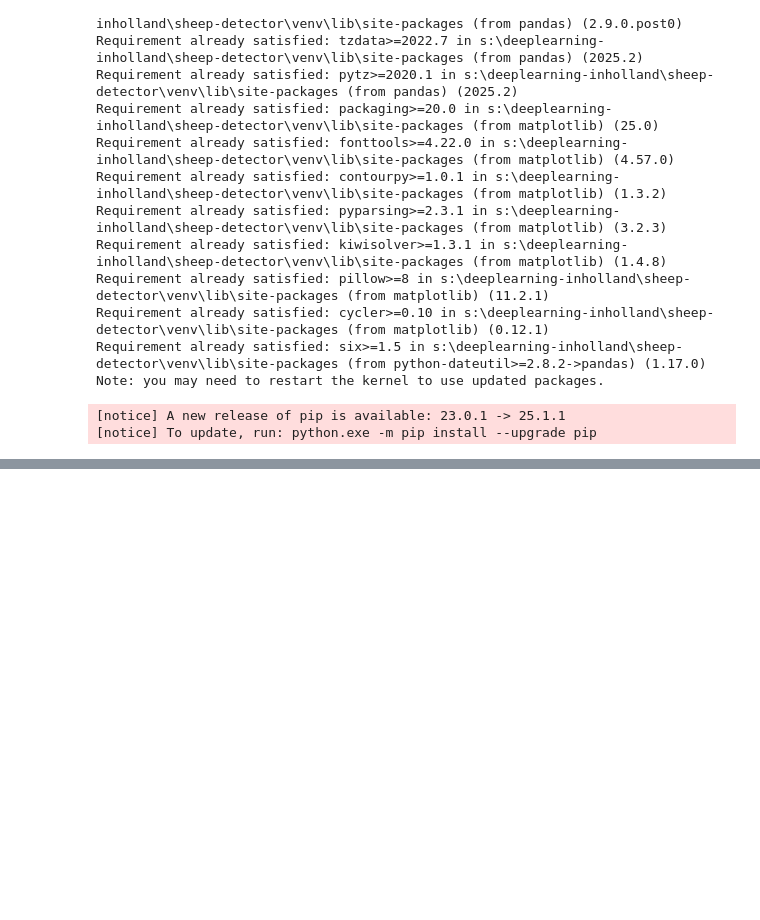
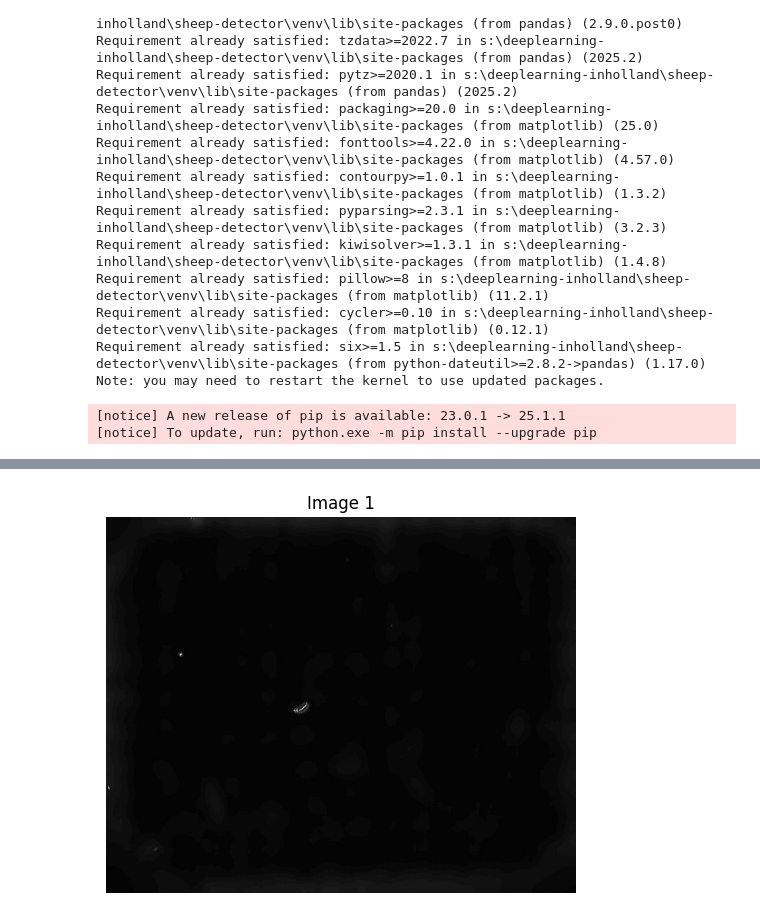
Before and after one commit to DavidOut03/Sheep-Detector, a Jupyter notebook: notebooks/2. augment-image.ipynb, the cells around one changed output, grey strips where cells are left out. Saved outputs shown, nothing was run; the diff lists cells and outputs as text; code cells hidden in the pictures; blank space fills up the shorter version.

```diff
--- a/notebooks/2. augment-image.ipynb
+++ b/notebooks/2. augment-image.ipynb
@@ -41,79 +181,15 @@ ANNOTATIONS_FILE = f"{DATASET_FOLDER}/annotations.xlsx"
 # %%
-def load_image(path: str) -> np.ndarray:
-    """Load an image (in color) from a file path."""
-    img = cv2.imread(path, cv2.IMREAD_UNCHANGED)
-    if img is None:
-        raise FileNotFoundError(f"Image not found: {path}")
-    return img
-
-def load_annotations(file_path: str) -> pd.DataFrame:
-    """Load bounding box annotations from an Excel file into a DataFrame."""
-    df = pd.read_excel(file_path)
-    # Expect columns: image_name, bbox_x, bbox_y, bbox_width, bbox_height
-    required_cols = {"image_name", "bbox_x", "bbox_y", "bbox_width", "bbox_height"}
-    if not required_cols.issubset(df.columns):
-        raise ValueError(f"Annotation file missing required columns: {required_cols}")
-    return df
-
-def get_bounding_boxes(image_name: str, df: pd.DataFrame) -> List[Tuple[int, int, int, int]]:
-    """Return all bounding boxes (x,y,w,h) for a given image name from the annotations DataFrame."""
-    rows = df[df['image_name'] == image_name]
-    boxes = [(int(r['bbox_x']), int(r['bbox_y']), int(r['bbox_width']), int(r['bbox_height']))
-            for _, r in rows.iterrows()]
-    return boxes
-
-def cut_out_object(image: np.ndarray, box: Tuple[int, int, int, int]) -> np.ndarray:
-    """Crop the region defined by the bounding box from the image."""
-    x, y, w, h = box
-    obj = image[y:y+h, x:x+w].copy()
-    # Optionally, to better isolate the sheep, one could set non-sheep pixels to black using a mask.
-    # (This would require knowing which pixels are sheep vs background; not done here due to no segmentation mask.)
-    return obj
-
-def rotate_image(image: np.ndarray, angle: float) -> np.ndarray:
-    """Rotate an image (with background) by a given angle (in degrees) around its center, keeping same size."""
-    (h, w) = image.shape[:2]
-    center = (w // 2, h // 2)
-    M = cv2.getRotationMatrix2D(center, angle, scale=1.0)
-    # To prevent clipping, we use the same image size output. (Sheep may have corners cut if rotated a lot.)
-    rotated = cv2.warpAffine(image, M, (w, h), flags=cv2.INTER_LINEAR, borderValue=(0,0,0))
-    return rotated
-
-def rotate_bounding_box(box: Tuple[int,int,int,int], angle: float, img_shape: Tuple[int,int]) -> Tuple[int,int,int,int]:
-    """Rotate a bounding box around image center by a given angle. Returns enclosing axis-aligned bbox of rotated area."""
-    # (Note: This is not used further in placement but could be used to adjust annotations if needed.)
-    x, y, w, h = box
-    img_h, img_w = img_shape
-    # Coordinates of box corners relative to image
-    corners = np.array([
-        [x, y], [x+w, y], [x, y+h], [x+w, y+h]
-    ], dtype=np.float32)
-    # Translate corners to image center, rotate, then translate back
-    center = (img_w/2, img_h/2)
-    M = cv2.getRotationMatrix2D(center, angle, 1.0)
-    ones = np.ones(shape=(len(corners), 1))
-    corners_homog = np.hstack([corners, ones])
-    rotated_corners = (M @ corners_homog.T).T  # apply rotation
-    # Get enclosing bbox
-    x_min, y_min = rotated_corners[:,0].min(), rotated_corners[:,1].min()
-    x_max, y_max = rotated_corners[:,0].max(), rotated_corners[:,1].max()
-    return (int(x_min), int(y_min), int(x_max - x_min), int(y_max - y_min))
-
-def place_object(background: np.ndarray, obj: np.ndarray, x: int, y: int) -> None:
+def place_object(background: np.ndarray, obj: np.ndarray, x: int, y: int) -> np.ndarray:
     """Paste the object image onto the background at position (x, y).
     Non-zero (non-black) pixels of the object will overwrite background."""
-    h, w = obj.shape[:2]
-    # If the object would go out of bounds, skip placement
+    h, w = obj.shape
     if y < 0 or x < 0 or y + h > background.shape[0] or x + w > background.shape[1]:
         return
-    # Create a mask of where the object has non-black pixels (assuming black = background in obj)
-    mask = None
-    if obj.ndim == 3 and obj.shape[2] == 4:
-        # If object has an alpha channel, use it as mask
-        mask = obj[:, :, 3] > 0
-    else:
-        # Otherwise, treat any pixel that is not pure black as part of the object
-        mask = (obj[..., :3] > 0).any(axis=2)
-    # Overlay the object on the background using the mask
-    for c in range(3):  # for each color channel
-        background[y:y+h, x:x+w, c][mask] = obj[..., c][mask]
+    mask = obj > 0  # Non-black pixels
+    background[y:y+h, x:x+w][mask] = obj[mask]
+    return background
+
+new_image = place_object(BACKGROUND_IMAGE.copy(), cut_out_sheep, 250, 250)
+plot_images([new_image])
+# %% [output]
+[figure, added]
```
Also changed, not shown: parts of 29 cells of this notebook, 3 other files.
